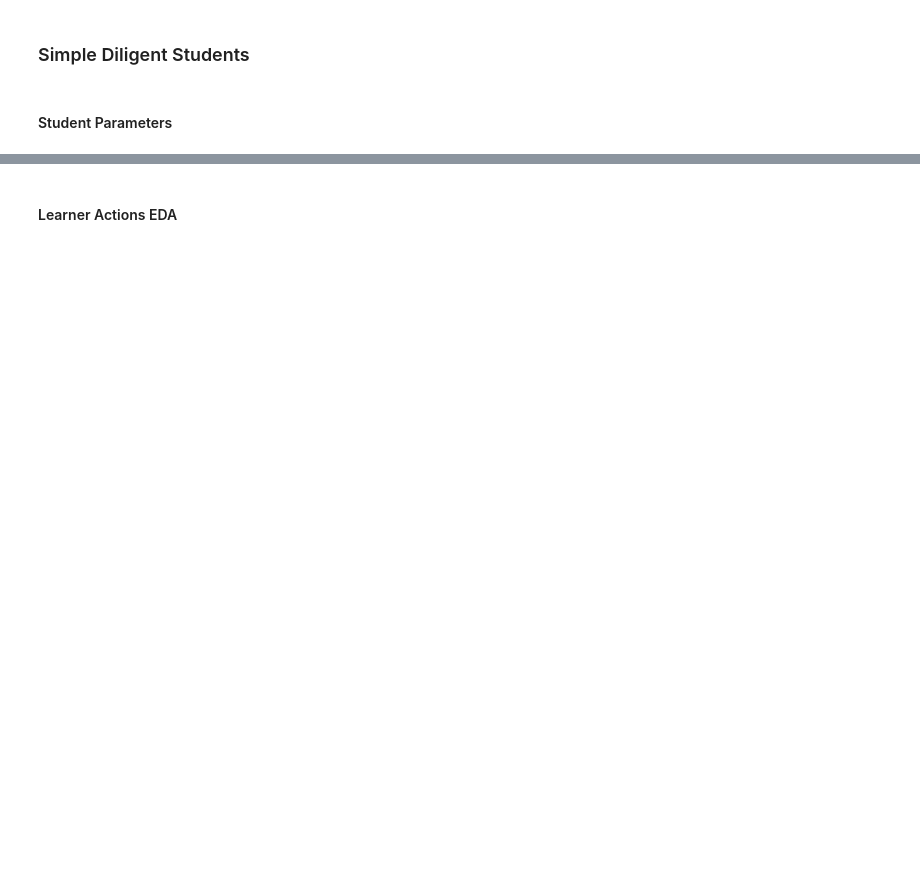
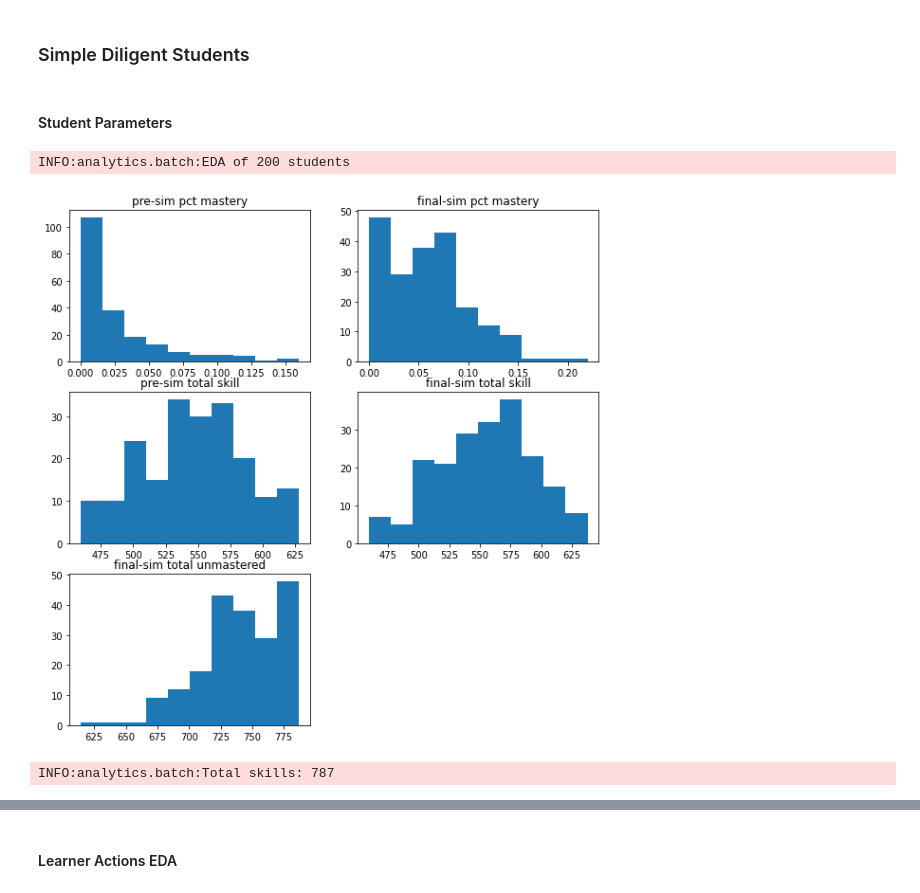
Before and after one commit to stevencdang/MotivSim, a Jupyter notebook: notebooks/Compare_Dil_est-2.ipynb, the cells around one changed output, grey strips where cells are left out. Cells and saved outputs as stored; diff of their text form; code cells hidden in the pictures; blank space fills up the shorter version.

```diff
--- a/notebooks/Compare_Dil_est-2.ipynb
+++ b/notebooks/Compare_Dil_est-2.ipynb
@@ -302,3 +406,10 @@ db_util.peak()
+# %%
+# Calculating stats with analytic methods
+
+calc = StudentStatCalc(db)
+batch_calc = BatchCalculator()
+detector = Detector(db)
+gt_lblr = TransactionAnnotator(db)
 # %%
 # Get students batches
 batches = [batch for batch in db.simbatches.find()]
@@ -346,4 +500,0 @@ sid = sids[batch_desc[0]][0]
-# %%
-args = [db, calc.get_stu_parameters, sid, 10]
-sim_students, runtime = time_calc(batch_calc, args)
-logger.info(f"Calculated student params: {sim_students.shape}\tRuntime: {runtime} seconds")
@@ -358,4 +500,0 @@ logger.info(f"Calculated student activity stats: {tx_stats.shape}\tRuntime: {run
-# %%
-
-stu_stats = pd.concat([sim_students, action_dist, tx_stats], axis=1)
-logger.info(f"Merged new stats together: {stu_stats.shape}")
@@ -365,19 +501,43 @@ sim_students.head()
+# %%
+idx = 0
+sim_batch_desc = batch_descs[idx]
+stu_stat = stu_stats[sim_batch_desc]
+logger.info(f"EDA of {len(sid)} students")
+# %% [output]
+INFO:analytics.batch:EDA of 200 students
 # %%
 # Plot mastery
-plt.figure(figsize=(10,2))
-plt.subplot(131)
-plt.hist(sim_students['pre-sim pct mastery'], bins=10)
+plt.figure(figsize=(10,10))
+plt.subplot(321)
+plt.hist(stu_stat['pre-sim pct mastery'], bins=10)
 plt.title("pre-sim pct mastery")
 
-plt.subplot(132)
-plt.hist(sim_students['final-sim pct mastery'], bins=10)
+plt.subplot(322)
+plt.hist(stu_stat['final-sim pct mastery'], bins=10)
 plt.title("final-sim pct mastery")
 
-plt.subplot(133)
-plt.hist(sim_students['final-sim total unmastered'], bins=10)
+
+plt.subplot(323)
+plt.hist(stu_stat['pre-sim total skill'], bins=10)
+plt.title("pre-sim total skill")
+
+plt.subplot(324)
+plt.hist(stu_stat['final-sim total skill'], bins=10)
+plt.title("final-sim total skill")
+
+
+
+plt.subplot(325)
+plt.hist(stu_stat['final-sim total unmastered'], bins=10)
 plt.title("final-sim total unmastered")
 
 plt.show()
+
+# plt.figure(figsize=(4,4))
+# plt.scatter(sim_students[])
 logger.info("Total skills: %i" % sim_students['total skills'][0])
+# %% [output]
+[figure, added]
+INFO:analytics.batch:Total skills: 787
 # %%
 # Plot Values & Diligence
```
Also changed, not shown: parts of 175 cells of this notebook, 12 other files.
